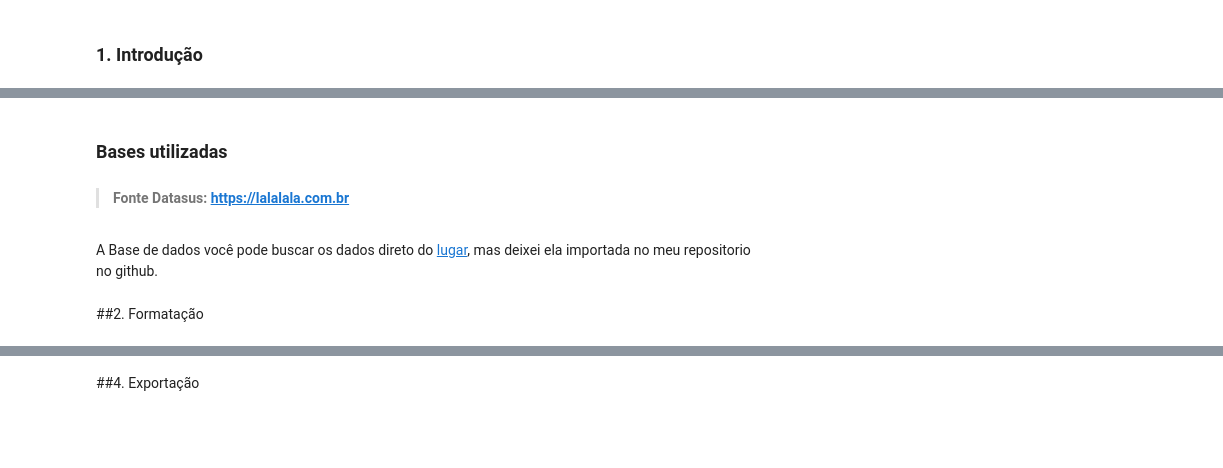
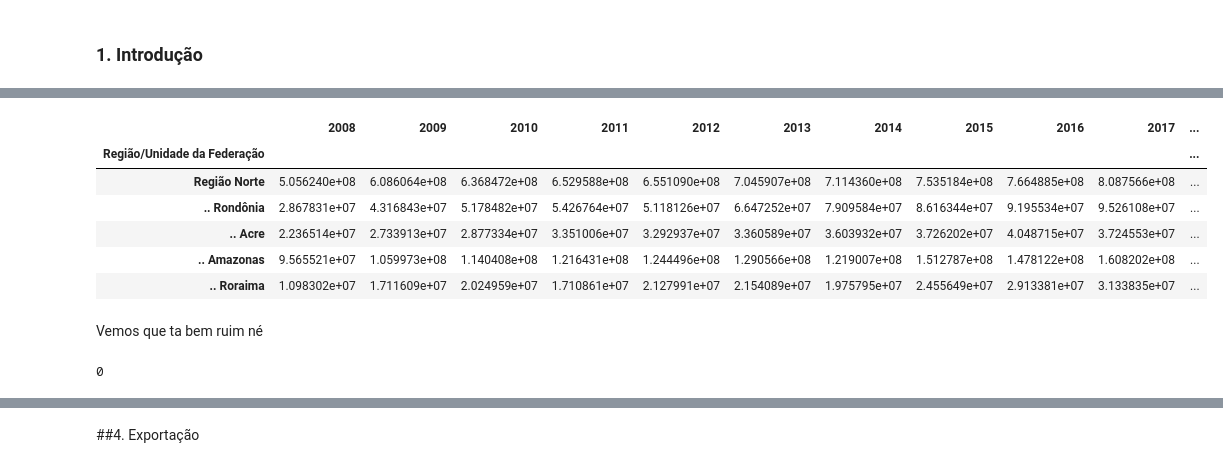
Before and after one commit to lfhillesheim/analise_data_sus, a Jupyter notebook: notebooks/tratamento.ipynb, the cells around one changed output, grey strips where cells are left out. Cells and saved outputs as stored; diff of their text form; code cells hidden in the pictures; blank space fills up the shorter version.

```diff
--- a/notebooks/tratamento.ipynb
+++ b/notebooks/tratamento.ipynb
@@ -40,0 +54,13 @@
+# %%
+URL = 'https://raw.githubusercontent.com/lfhillesheim/analise_data_sus/main/data/dados_brutos.csv'
+dados_aux = pd.read_csv(
+        URL,
+        encoding="ISO-8859-1",
+        engine='python',
+        skiprows=3,
+        sep=";",
+        skipfooter = 12,
+        thousands=".",
+        decimal ="," ,
+        index_col=0
+  ).drop('Total', axis=1)
@@ -46,6 +86,0 @@ import numpy as np
-# %% [markdown]
-### Bases utilizadas <a name="data"></a>
-
-> #### Fonte Datasus: https://lalalala.com.br
-# %% [markdown]
-A Base de dados você pode buscar os dados direto do [lugar](hwww.lugar.com), mas deixei ela importada no meu repositorio no github.
@@ -65,2 +87,13 @@ dados_aux = pd.read_csv(
-# %% [markdown]
-##2. Formatação <a name="format"></a>
+# %%
+dados_valor_estado = dados_aux
+dados_valor_estado.head()
+# %% [output]
+|  | 2008 | 2009 | 2010 | 2011 | 2012 | 2013 | 2014 | 2015 | 2016 | 2017 | ... |
+| Região/Unidade da Federação |  |  |  |  |  |  |  |  |  |  | ... |
+| Região Norte | 5.056240e+08 | 6.086064e+08 | 6.368472e+08 | 6.529588e+08 | 6.551090e+08 | 7.045907e+08 | 7.114360e+08 | 7.535184e+08 | 7.664885e+08 | 8.087566e+08 | ... |
+| .. Rondônia | 2.867831e+07 | 4.316843e+07 | 5.178482e+07 | 5.426764e+07 | 5.118126e+07 | 6.647252e+07 | 7.909584e+07 | 8.616344e+07 | 9.195534e+07 | 9.526108e+07 | ... |
+| .. Acre | 2.236514e+07 | 2.733913e+07 | 2.877334e+07 | 3.351006e+07 | 3.292937e+07 | 3.360589e+07 | 3.603932e+07 | 3.726202e+07 | 4.048715e+07 | 3.724553e+07 | ... |
+| .. Amazonas | 9.565521e+07 | 1.059973e+08 | 1.140408e+08 | 1.216431e+08 | 1.244496e+08 | 1.290566e+08 | 1.219007e+08 | 1.512787e+08 | 1.478122e+08 | 1.608202e+08 | ... |
+| .. Roraima | 1.098302e+07 | 1.711609e+07 | 2.024959e+07 | 1.710861e+07 | 2.127991e+07 | 2.154089e+07 | 1.975795e+07 | 2.455649e+07 | 2.913381e+07 | 3.133835e+07 | ... |
+# %% [markdown]
+Vemos que ta bem ruim né
@@ -66,0 +104,4 @@ dados_aux = pd.read_csv(
+# %%
+dados_valor_estado.isnull().sum().sum()
+# %% [output]
+0
```
Also changed, not shown: parts of 18 cells of this notebook.
